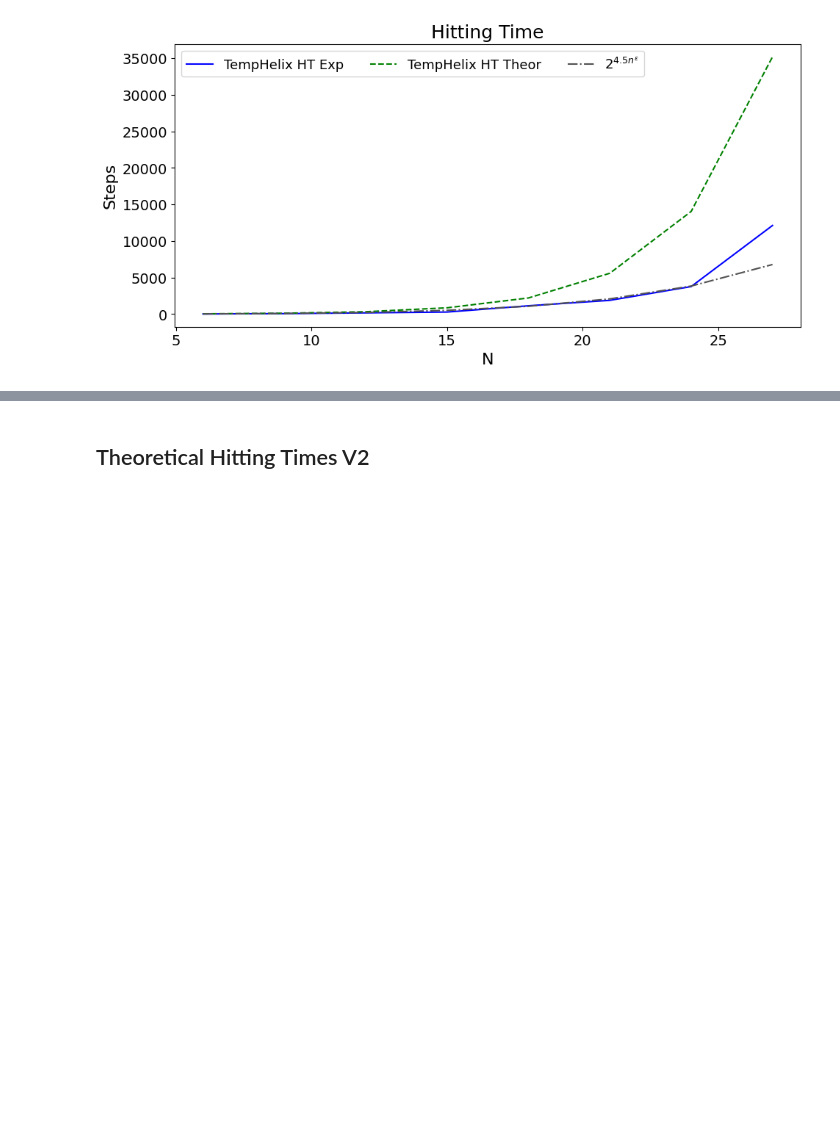
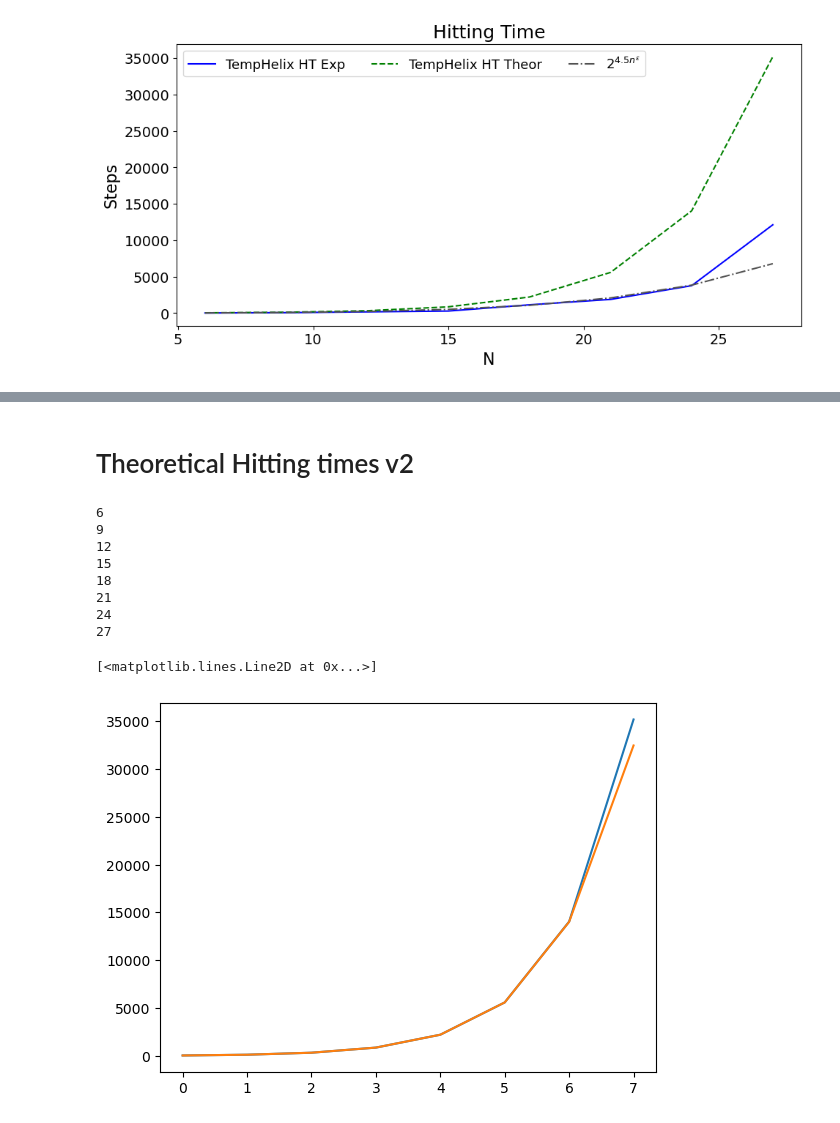
Before and after one commit to JaimePSantos/DynamicRandomWalks, a Jupyter notebook: HT-Dyn_TemporalHelix.ipynb, the cells around one changed output, grey strips where cells are left out. Cells and saved outputs as stored; diff of their text form; code cells hidden in the pictures; blank space fills up the shorter version.

```diff
--- a/HT-Dyn_TemporalHelix.ipynb
+++ b/HT-Dyn_TemporalHelix.ipynb
@@ -557,2 +453,0 @@ P2
-# %% [markdown]
-## Theoretical Hitting Times V2
@@ -625,0 +454,2 @@ print(theoretical_hitting_times)
+# %% [markdown]
+# Theoretical Hitting times v2
@@ -625,0 +522,24 @@ print(theoretical_hitting_times)
+# %%
+reps = 8
+
+init = 0
+target = -1
+
+steps = 30000
+
+theoretical_hitting_times = hitting_times_for_tempHelix_graphs(reps, init, target)
+theoretical_hitting_times2 = hitting_times_for_tempHelix_graphs2(reps, init, target,steps)
+
+plt.plot(theoretical_hitting_times)
+plt.plot(theoretical_hitting_times2)
+# %% [output]
+6
+9
+12
+15
+18
+21
+24
+27
+[<matplotlib.lines.Line2D at 0x...>]
+[figure, added]
```
Also changed, not shown: parts of 6 cells of this notebook, 1 other file.
